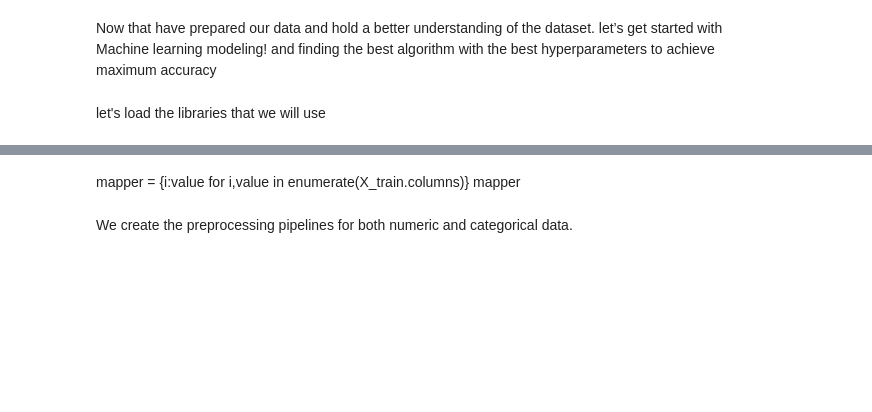
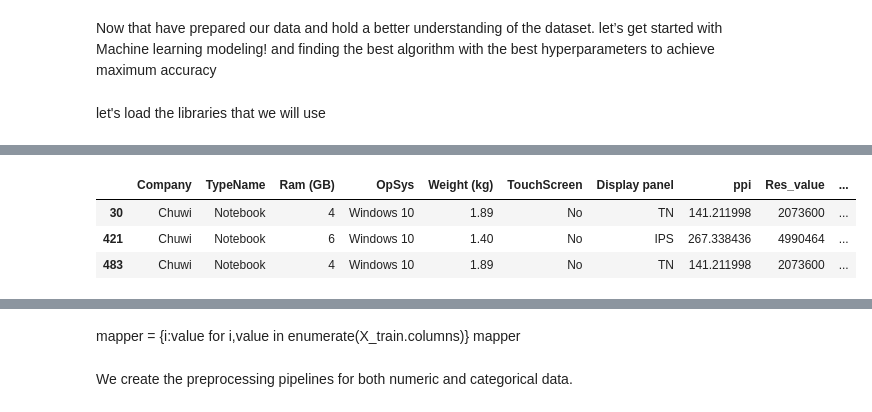
Before and after one commit to AmineMahdioui/Laptop_Price_predection, a Jupyter notebook: LPP.ipynb, the cells around one changed output, grey strips where cells are left out. Drawn from its saved outputs; the diff is of its cells as text; code cells hidden in the pictures; blank space fills up the shorter version.

```diff
--- a/LPP.ipynb
+++ b/LPP.ipynb
@@ -377,5 +764,12 @@ from sklearn.svm import SVR
 from sklearn.tree import DecisionTreeRegressor
 
 from sklearn.metrics import mean_absolute_error,r2_score,mean_squared_error,max_error
+# %%
+df[df['Company']=='Chuwi']
+# %% [output]
+|  | Company | TypeName | Ram (GB) | OpSys | Weight (kg) | TouchScreen | Display panel | ppi | Res_value | ... |
+| 30 | Chuwi | Notebook | 4 | Windows 10 | 1.89 | No | TN | 141.211998 | 2073600 | ... |
+| 421 | Chuwi | Notebook | 6 | Windows 10 | 1.40 | No | IPS | 267.338436 | 4990464 | ... |
+| 483 | Chuwi | Notebook | 4 | Windows 10 | 1.89 | No | TN | 141.211998 | 2073600 | ... |
 # %%
 df.info()
```
Also changed, not shown: parts of 95 cells of this notebook.
